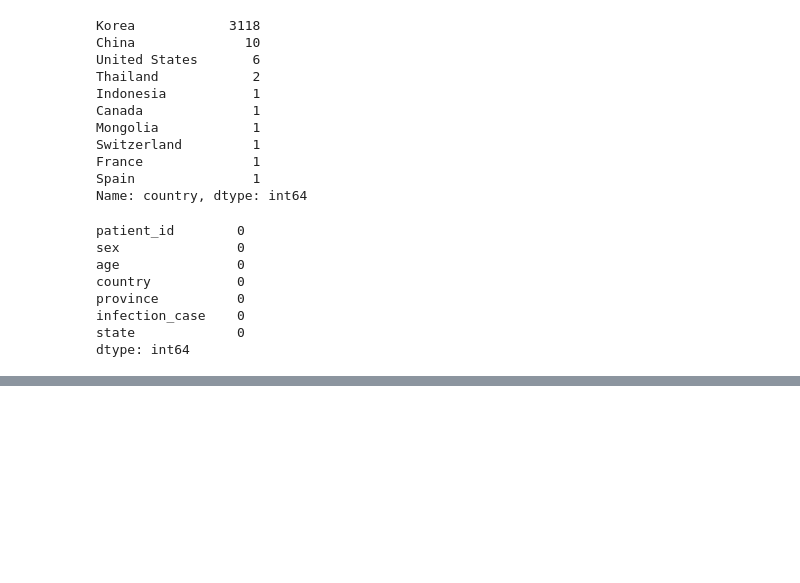
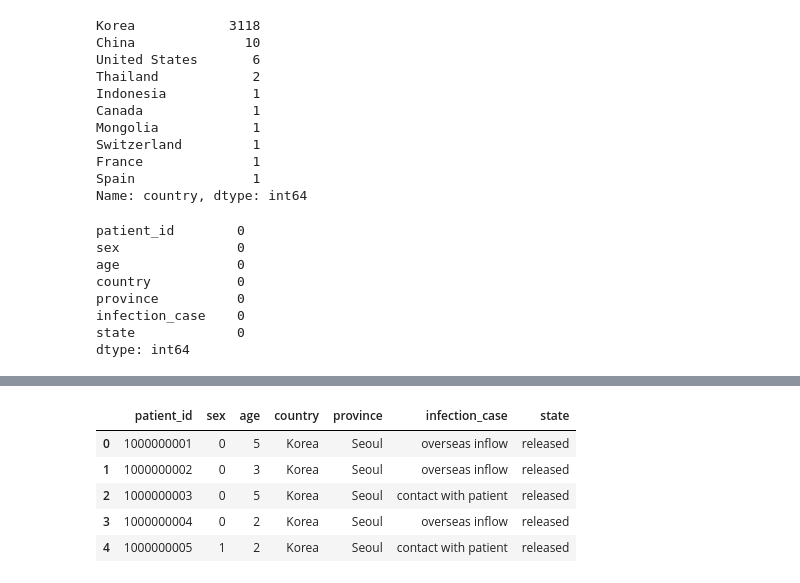
Before and after one commit to eunicode/ml-ds-covid, a Jupyter notebook: covid-19-fatality-prediction.ipynb, the cells around one changed output, grey strips where cells are left out. Drawn from its saved outputs; the diff is of its cells as text; code cells hidden in the pictures; blank space fills up the shorter version.

```diff
--- a/covid-19-fatality-prediction.ipynb
+++ b/covid-19-fatality-prediction.ipynb
@@ -239,0 +288,16 @@ df.to_csv("PatientInfo_Clean2.csv", index=False)
+# %%
+# CONVERT AGE TO NUMBERS
+
+age_dict = {'0s': 0, '10s': 1, '20s': 2, '30s': 3, '40s': 4, '50s': 5, '60s': 6, '70s': 7,
+            '80s': 8, '90s': 9, '100s': 10}
+
+df['age'] = [age_dict[key] for key in df['age']]
+
+df.head()
+# %% [output]
+|  | patient_id | sex | age | country | province | infection_case | state |
+| 0 | 1000000001 | 0 | 5 | Korea | Seoul | overseas inflow | released |
+| 1 | 1000000002 | 0 | 3 | Korea | Seoul | overseas inflow | released |
+| 2 | 1000000003 | 0 | 5 | Korea | Seoul | contact with patient | released |
+| 3 | 1000000004 | 0 | 2 | Korea | Seoul | overseas inflow | released |
+| 4 | 1000000005 | 1 | 2 | Korea | Seoul | contact with patient | released |
```
Also changed, not shown: parts of 12 cells of this notebook, 1 other file.
